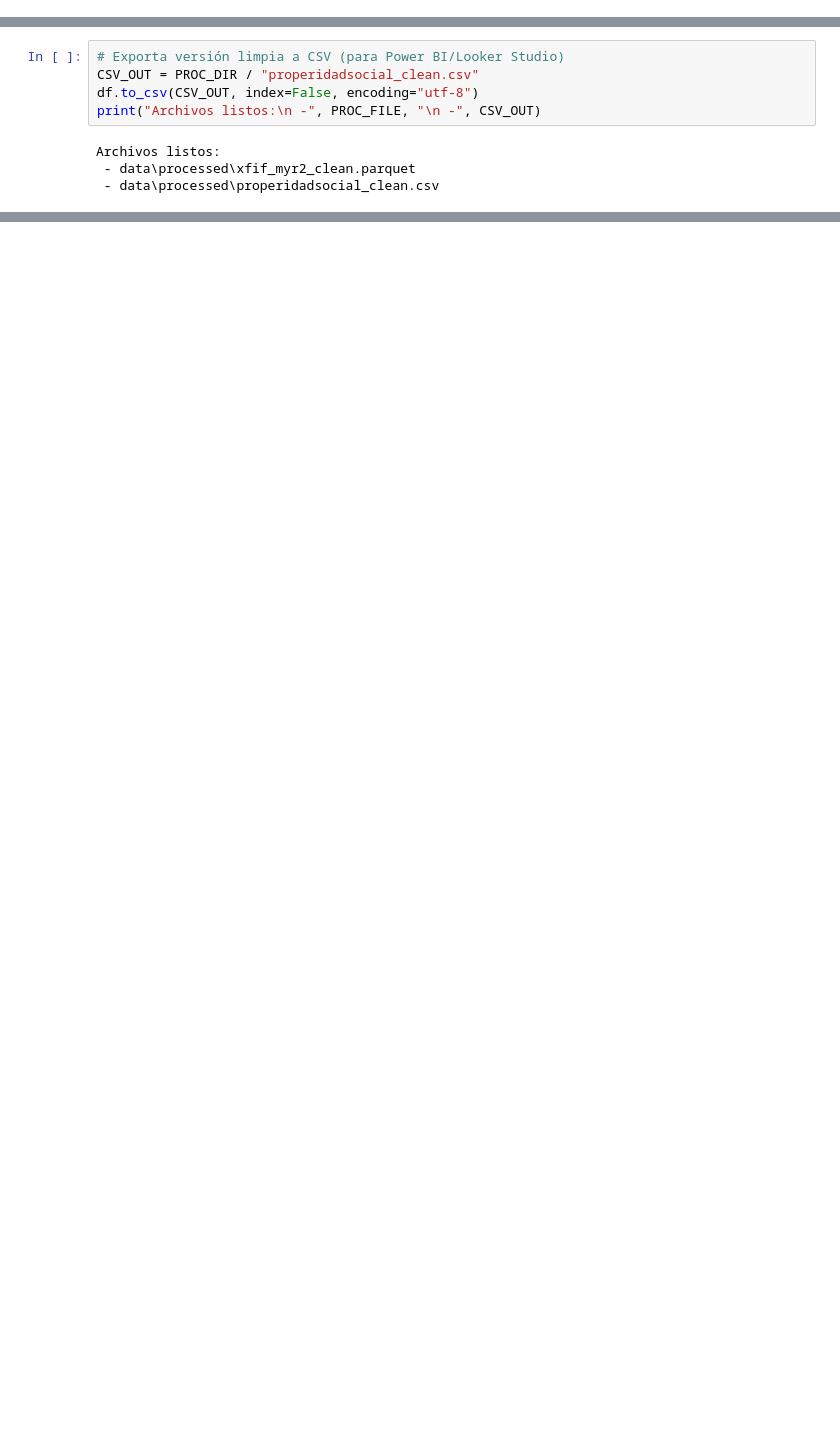
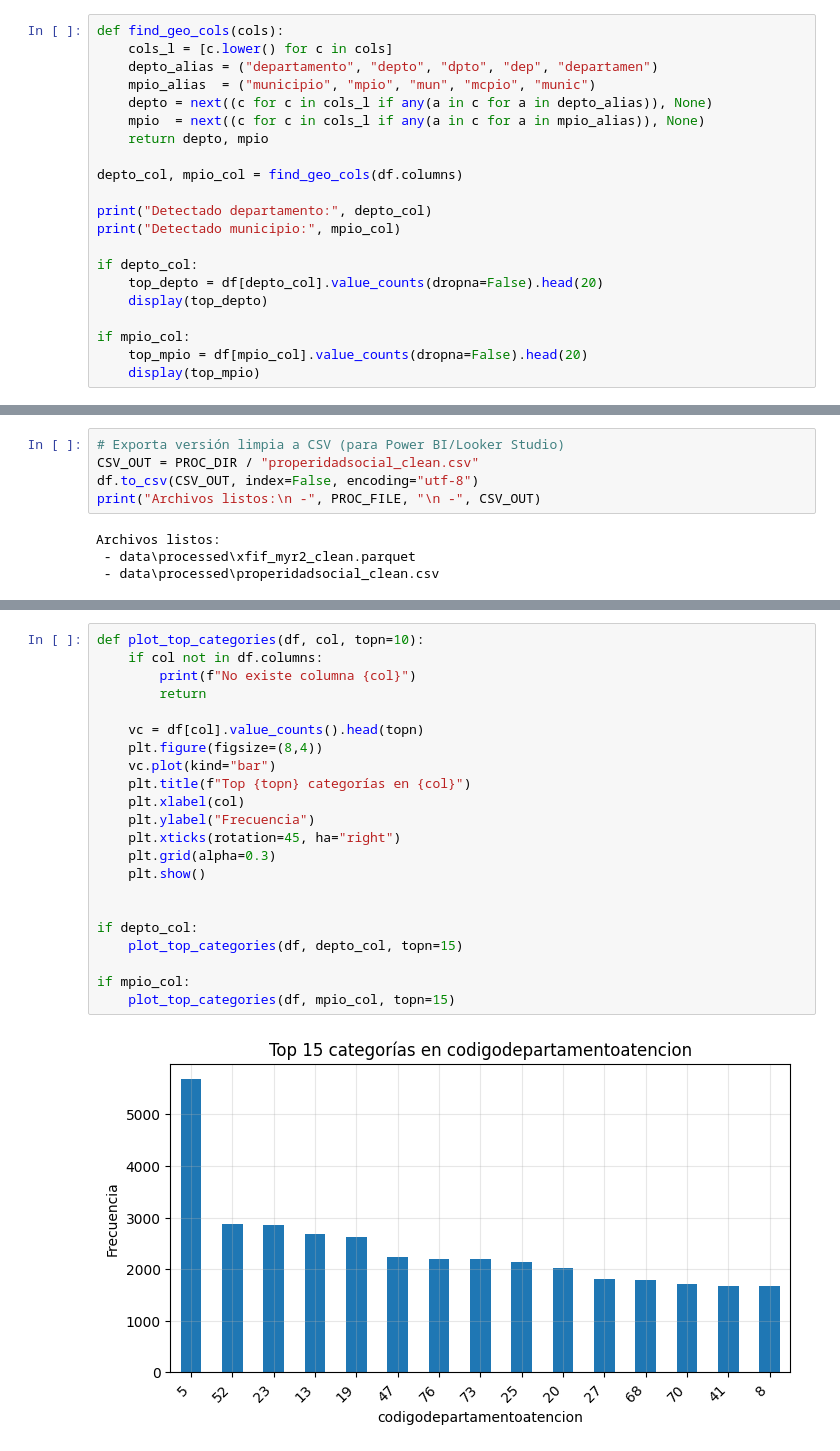
Before and after one commit to angelplaza707/USanJose, a Jupyter notebook: api_prosperidadsocial.ipynb, the cells around one changed output, grey strips where cells are left out. Cells and saved outputs as stored; diff of their text form; blank space fills up the shorter version.

```diff
--- a/api_prosperidadsocial.ipynb
+++ b/api_prosperidadsocial.ipynb
@@ -324,3 +332,24 @@ TECNOLOGO              6
 POSGRADO               1
 Name: count, dtype: int64
 ... (20 outputs left out)
+# %%
+def find_geo_cols(cols):
+    cols_l = [c.lower() for c in cols]
+    depto_alias = ("departamento", "depto", "dpto", "dep", "departamen")
+    mpio_alias  = ("municipio", "mpio", "mun", "mcpio", "munic")
+    depto = next((c for c in cols_l if any(a in c for a in depto_alias)), None)
+    mpio  = next((c for c in cols_l if any(a in c for a in mpio_alias)), None)
+    return depto, mpio
+
+depto_col, mpio_col = find_geo_cols(df.columns)
+
+print("Detectado departamento:", depto_col)
+print("Detectado municipio:", mpio_col)
+
+if depto_col:
+    top_depto = df[depto_col].value_counts(dropna=False).head(20)
+    display(top_depto)
+
+if mpio_col:
+    top_mpio = df[mpio_col].value_counts(dropna=False).head(20)
+    display(top_mpio)
@@ -335,0 +429,24 @@ Archivos listos:
+# %%
+def plot_top_categories(df, col, topn=10):
+    if col not in df.columns:
+        print(f"No existe columna {col}")
+        return
+
+    vc = df[col].value_counts().head(topn)
+    plt.figure(figsize=(8,4))
+    vc.plot(kind="bar")
+    plt.title(f"Top {topn} categorías en {col}")
+    plt.xlabel(col)
+    plt.ylabel("Frecuencia")
+    plt.xticks(rotation=45, ha="right")
+    plt.grid(alpha=0.3)
+    plt.show()
+
+
+if depto_col:
+    plot_top_categories(df, depto_col, topn=15)
+
+if mpio_col:
+    plot_top_categories(df, mpio_col, topn=15)
+# %% [output]
+[figure, added]
```
Also changed, not shown: parts of 23 cells of this notebook.
